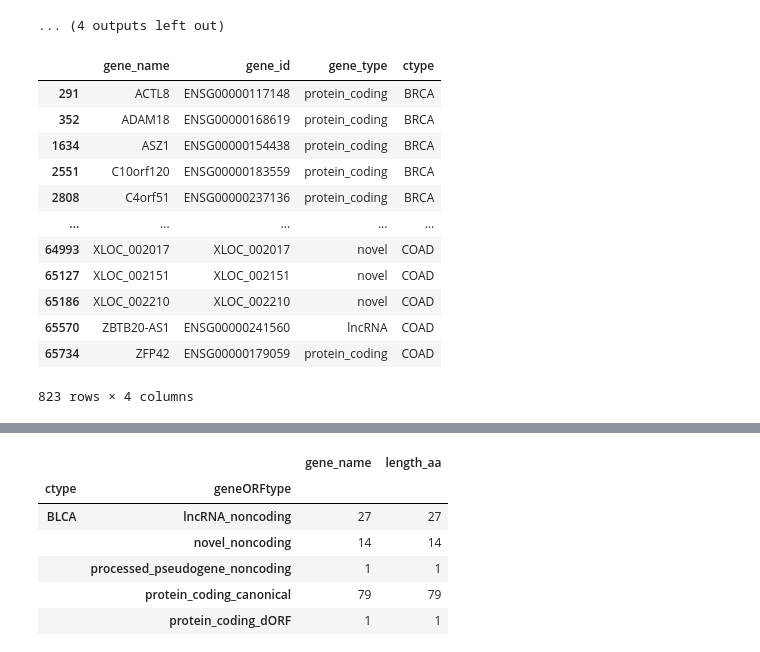
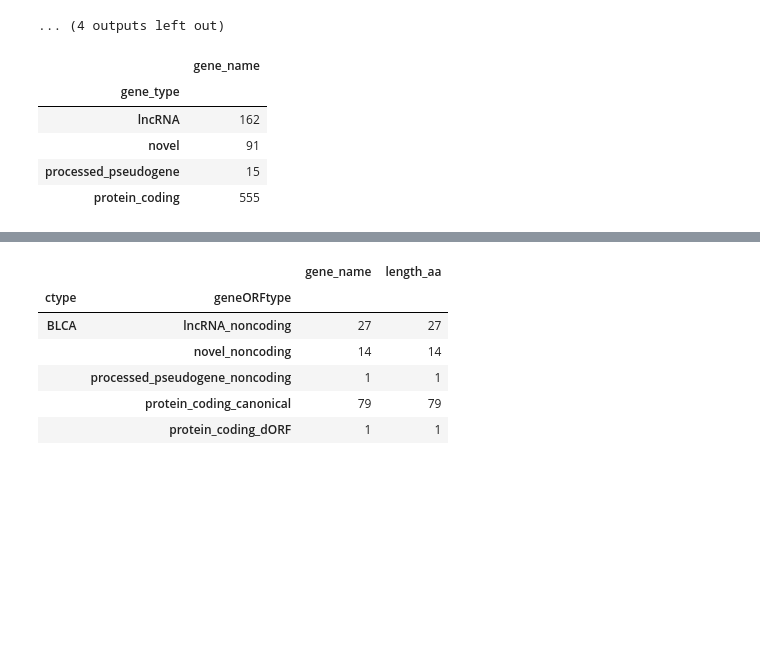
Before and after one commit to MartaEspinosa/TestisRestricted_MP, a Jupyter notebook: TSTR_Pipeline/4_reconstructedTestis_log2ratio_altORFs.ipynb, the cells around one changed output, grey strips where cells are left out. Saved outputs shown, nothing was run; the diff lists cells and outputs as text; code cells hidden in the pictures; blank space fills up the shorter version.

```diff
--- a/TSTR_Pipeline/4_reconstructedTestis_log2ratio_altORFs.ipynb
+++ b/TSTR_Pipeline/4_reconstructedTestis_log2ratio_altORFs.ipynb
@@ -419,18 +359,11 @@ See the caveats in the documentation: https://pandas.pydata.org/pandas-docs/stab
 # %%
 log2ratio3x_1TPM_general.drop_duplicates(inplace=True)
 log2ratio3x_1TPM_general[['gene_name','gene_type']].groupby("gene_type").count()
-log2ratio3x_1TPM_general
+# log2ratio3x_1TPM_general
 # %% [output]
-|  | gene_name | gene_id | gene_type | ctype |
-| 291 | ACTL8 | ENSG00000117148 | protein_coding | BRCA |
-| 352 | ADAM18 | ENSG00000168619 | protein_coding | BRCA |
-| 1634 | ASZ1 | ENSG00000154438 | protein_coding | BRCA |
-| 2551 | C10orf120 | ENSG00000183559 | protein_coding | BRCA |
-| 2808 | C4orf51 | ENSG00000237136 | protein_coding | BRCA |
-| ... | ... | ... | ... | ... |
-| 64993 | XLOC_002017 | XLOC_002017 | novel | COAD |
-| 65127 | XLOC_002151 | XLOC_002151 | novel | COAD |
-| 65186 | XLOC_002210 | XLOC_002210 | novel | COAD |
-| 65570 | ZBTB20-AS1 | ENSG00000241560 | lncRNA | COAD |
-| 65734 | ZFP42 | ENSG00000179059 | protein_coding | COAD |
+|  | gene_name |
+| gene_type |  |
+| lncRNA | 162 |
+| novel | 91 |
+| processed_pseudogene | 15 |
+| protein_coding | 555 |
-823 rows × 4 columns
```
Also changed, not shown: parts of 14 cells of this notebook, 4 other files.
